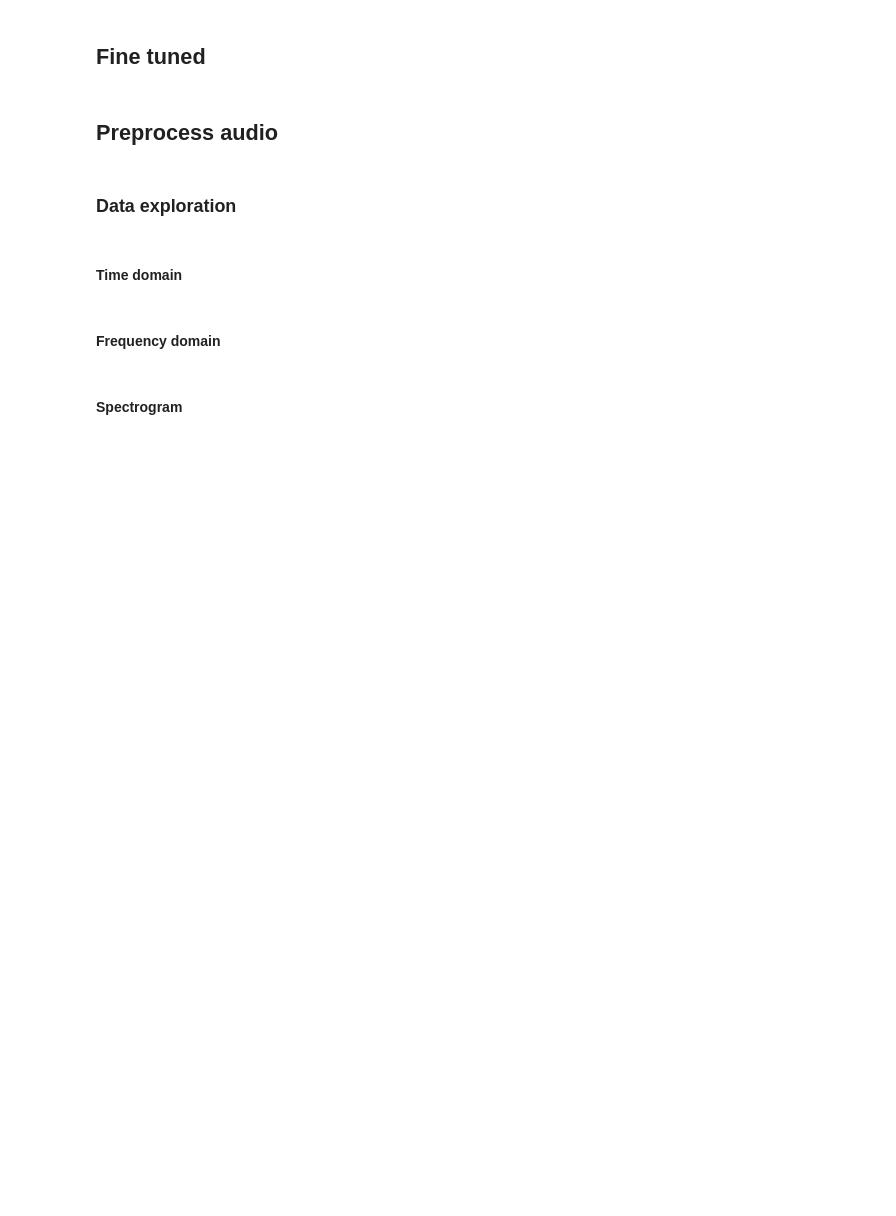
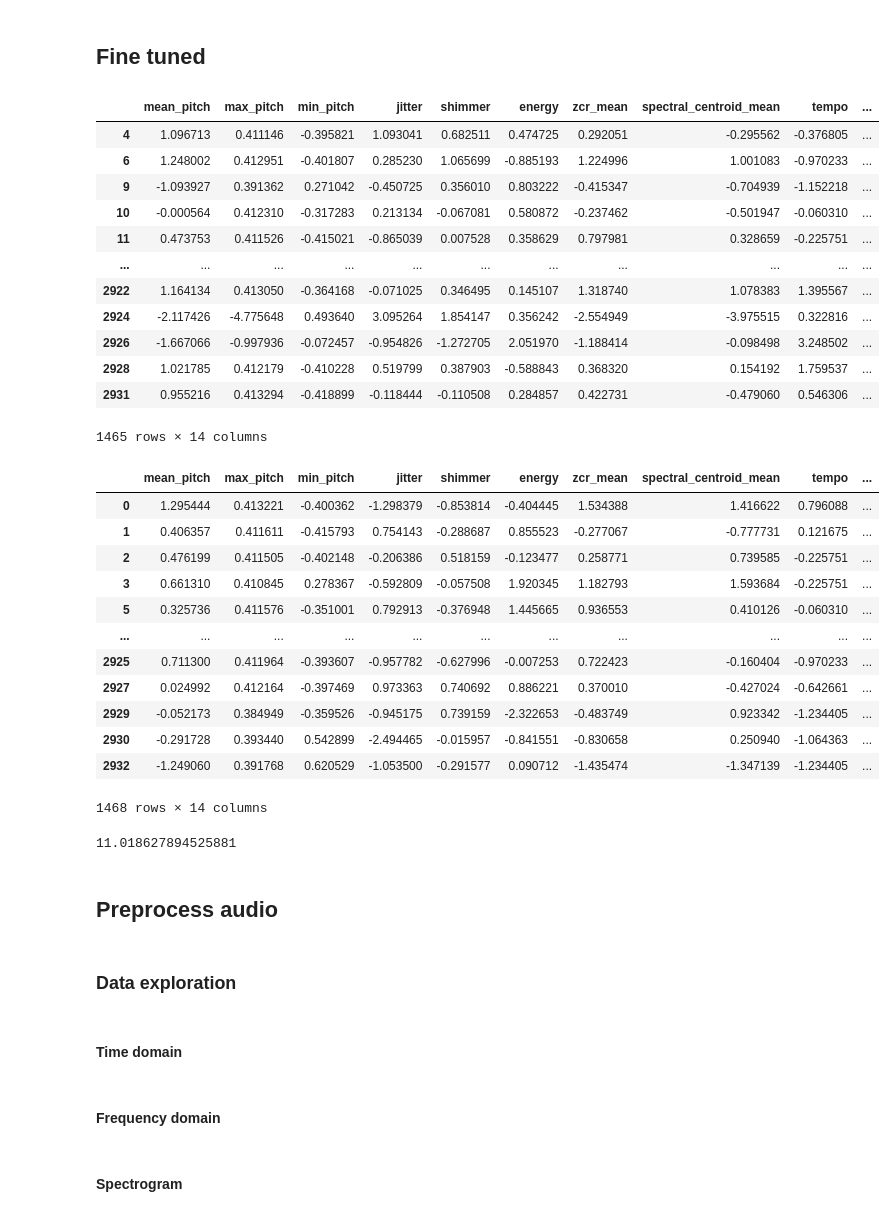
Before and after one commit to OTOTOTO02/Data-Science-Lab-process-and-methods-2024-25-WInter-Assignment, a Jupyter notebook: main.ipynb, the cells around one changed output. Saved outputs shown, nothing was run; the diff lists cells and outputs as text; code cells hidden in the pictures; blank space fills up the shorter version.

Commit message:
split genders

```diff
--- a/main.ipynb
+++ b/main.ipynb
@@ -521,3 +786,64 @@ abs(
+# %%
+def gender_regs(X_train_male_df, X_train_female_df, ages_male, ages_female):
+    X_train_male, X_val_male, y_train_male, y_val_male = train_test_split(X_train_male_df, ages_male, test_size=0.2, shuffle=True, random_state=341967)
+    X_train_female, X_val_female, y_train_female, y_val_female = train_test_split(X_train_female_df, ages_female, test_size=0.2, shuffle=True, random_state=341967)
+
+    forest_male = RandomForestRegressor(random_state=341967)
+    forest_female = RandomForestRegressor(random_state=341967)
+
+    forest_male.fit(X_train_male, y_train_male)
+    y_pred_male = forest_male.predict(X_val_male)
+
+    forest_female.fit(X_train_female, y_train_female)
+    y_pred_female = forest_female.predict(X_val_female)
+
+    # merge results concatenate y_pred_male e y_pred_female, ordering by index
+    y_pred_male_s = pd.Series(y_pred_male, index=X_val_male.index)
+    y_pred_female_s = pd.Series(y_pred_female, index=X_val_female.index)
+
+    y_val = pd.concat([y_val_male, y_val_female], axis=0).sort_index()
+    y_pred = pd.concat([y_pred_male_s, y_pred_female_s], axis=0).sort_index()
+
+    # display(y_pred_male_s)
+    # display(y_pred_male[:5])
+    # display(y_pred)
+    # display(y_val)
+
+    # display(root_mean_squared_error(y_val_male, )
+
+    display(root_mean_squared_error(y_val,y_pred))
+
+    return forest_male, forest_female
+# %%
+gender_regs(*split_gender(step3_log_norm_dev_df, ages_df))
+# %% [output]
+|  | mean_pitch | max_pitch | min_pitch | jitter | shimmer | energy | zcr_mean | spectral_centroid_mean | tempo | ... |
+| 4 | 1.096713 | 0.411146 | -0.395821 | 1.093041 | 0.682511 | 0.474725 | 0.292051 | -0.295562 | -0.376805 | ... |
+| 6 | 1.248002 | 0.412951 | -0.401807 | 0.285230 | 1.065699 | -0.885193 | 1.224996 | 1.001083 | -0.970233 | ... |
+| 9 | -1.093927 | 0.391362 | 0.271042 | -0.450725 | 0.356010 | 0.803222 | -0.415347 | -0.704939 | -1.152218 | ... |
+| 10 | -0.000564 | 0.412310 | -0.317283 | 0.213134 | -0.067081 | 0.580872 | -0.237462 | -0.501947 | -0.060310 | ... |
+| 11 | 0.473753 | 0.411526 | -0.415021 | -0.865039 | 0.007528 | 0.358629 | 0.797981 | 0.328659 | -0.225751 | ... |
+| ... | ... | ... | ... | ... | ... | ... | ... | ... | ... | ... |
+| 2922 | 1.164134 | 0.413050 | -0.364168 | -0.071025 | 0.346495 | 0.145107 | 1.318740 | 1.078383 | 1.395567 | ... |
+| 2924 | -2.117426 | -4.775648 | 0.493640 | 3.095264 | 1.854147 | 0.356242 | -2.554949 | -3.975515 | 0.322816 | ... |
+| 2926 | -1.667066 | -0.997936 | -0.072457 | -0.954826 | -1.272705 | 2.051970 | -1.188414 | -0.098498 | 3.248502 | ... |
+| 2928 | 1.021785 | 0.412179 | -0.410228 | 0.519799 | 0.387903 | -0.588843 | 0.368320 | 0.154192 | 1.759537 | ... |
+| 2931 | 0.955216 | 0.413294 | -0.418899 | -0.118444 | -0.110508 | 0.284857 | 0.422731 | -0.479060 | 0.546306 | ... |
+1465 rows × 14 columns
+|  | mean_pitch | max_pitch | min_pitch | jitter | shimmer | energy | zcr_mean | spectral_centroid_mean | tempo | ... |
+| 0 | 1.295444 | 0.413221 | -0.400362 | -1.298379 | -0.853814 | -0.404445 | 1.534388 | 1.416622 | 0.796088 | ... |
+| 1 | 0.406357 | 0.411611 | -0.415793 | 0.754143 | -0.288687 | 0.855523 | -0.277067 | -0.777731 | 0.121675 | ... |
+| 2 | 0.476199 | 0.411505 | -0.402148 | -0.206386 | 0.518159 | -0.123477 | 0.258771 | 0.739585 | -0.225751 | ... |
+| 3 | 0.661310 | 0.410845 | 0.278367 | -0.592809 | -0.057508 | 1.920345 | 1.182793 | 1.593684 | -0.225751 | ... |
+| 5 | 0.325736 | 0.411576 | -0.351001 | 0.792913 | -0.376948 | 1.445665 | 0.936553 | 0.410126 | -0.060310 | ... |
+| ... | ... | ... | ... | ... | ... | ... | ... | ... | ... | ... |
+| 2925 | 0.711300 | 0.411964 | -0.393607 | -0.957782 | -0.627996 | -0.007253 | 0.722423 | -0.160404 | -0.970233 | ... |
+| 2927 | 0.024992 | 0.412164 | -0.397469 | 0.973363 | 0.740692 | 0.886221 | 0.370010 | -0.427024 | -0.642661 | ... |
+| 2929 | -0.052173 | 0.384949 | -0.359526 | -0.945175 | 0.739159 | -2.322653 | -0.483749 | 0.923342 | -1.234405 | ... |
+| 2930 | -0.291728 | 0.393440 | 0.542899 | -2.494465 | -0.015957 | -0.841551 | -0.830658 | 0.250940 | -1.064363 | ... |
+| 2932 | -1.249060 | 0.391768 | 0.620529 | -1.053500 | -0.291577 | 0.090712 | -1.435474 | -1.347139 | -1.234405 | ... |
+1468 rows × 14 columns
+11.018627894525881
 # %% [markdown]
 ## Preprocess audio
 # %% [markdown]
```
Also changed, not shown: parts of 30 cells of this notebook.
